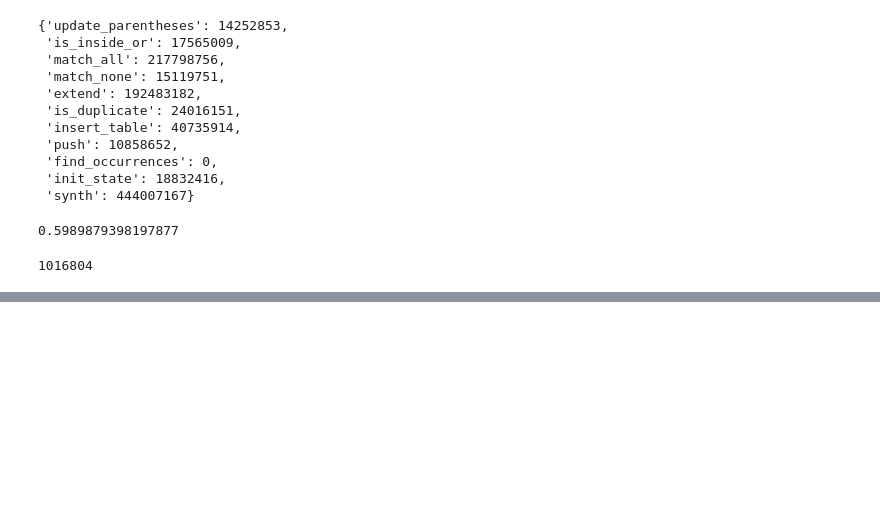
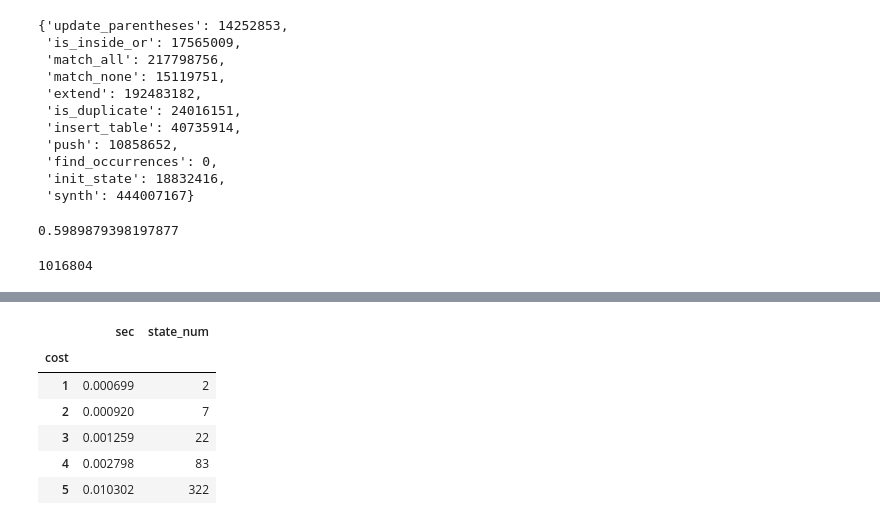
Before and after one commit to patorikkulee/regex-synth, a Jupyter notebook: parse_json.ipynb, the cells around one changed output, grey strips where cells are left out. Saved outputs shown, nothing was run; the diff lists cells and outputs as text; code cells hidden in the pictures; blank space fills up the shorter version.

```diff
--- a/parse_json.ipynb
+++ b/parse_json.ipynb
@@ -151,0 +161,12 @@ stats['find_occurrences']
+# %%
+df = pd.read_csv('stats.csv')
+df = df.set_index('cost')
+df.head()
+# %% [output]
+|  | sec | state_num |
+| cost |  |  |
+| 1 | 0.000699 | 2 |
+| 2 | 0.000920 | 7 |
+| 3 | 0.001259 | 22 |
+| 4 | 0.002798 | 83 |
+| 5 | 0.010302 | 322 |
```
Also changed, not shown: parts of 4 cells of this notebook, 2 other files.
